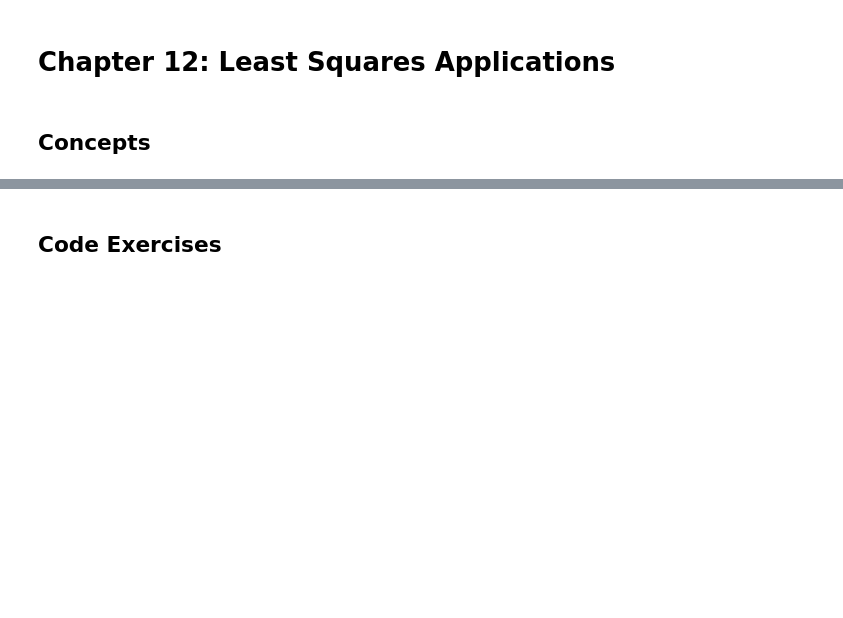
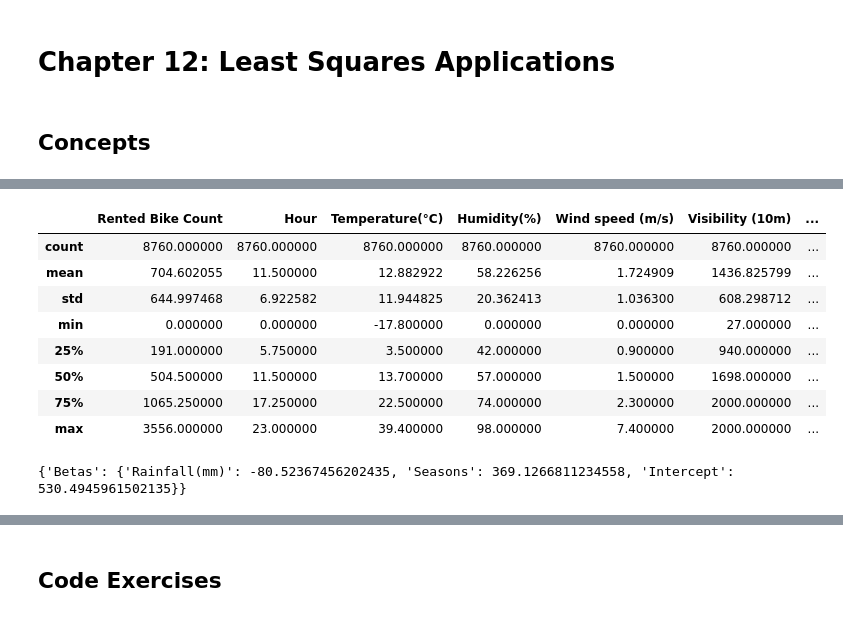
Before and after one commit to MiesnerJacob/practical-linear-algebra-for-data-science, a Jupyter notebook: 12-least-squares-applications.ipynb, the cells around one changed output, grey strips where cells are left out. Saved outputs shown, nothing was run; the diff lists cells and outputs as text; code cells hidden in the pictures; blank space fills up the shorter version.

Commit message:
finished concepts for chapter 12, least squares applications;

```diff
--- a/12-least-squares-applications.ipynb
+++ b/12-least-squares-applications.ipynb
@@ -10,0 +10,10 @@ import numpy as np
+# %%
+# Gather Bike Rental Data
+
+url = "https://archive.ics.uci.edu/ml/machine-learning-databases/00560/SeoulBikeData.csv"
+data = pd.read_csv(url,sep=',',encoding='unicode_escape')
+# %%
+# Converting string columns to numbers
+data["Seasons"].replace(["Spring", "Summer", "Autumn", "Winter"],[1,1,0,0], inplace=True)
+data["Holiday"].replace(["Holiday", "No Holiday"],[1,0], inplace=True)
+data["Functioning Day"].replace(["Yes", "No"],[1,0], inplace=True)
@@ -11,2 +30,42 @@ import numpy as np
+# %%
+# EDA
+data.describe()
+# %% [output]
+|  | Rented Bike Count | Hour | Temperature(°C) | Humidity(%) | Wind speed (m/s) | Visibility (10m) | ... |
+| count | 8760.000000 | 8760.000000 | 8760.000000 | 8760.000000 | 8760.000000 | 8760.000000 | ... |
+| mean | 704.602055 | 11.500000 | 12.882922 | 58.226256 | 1.724909 | 1436.825799 | ... |
+| std | 644.997468 | 6.922582 | 11.944825 | 20.362413 | 1.036300 | 608.298712 | ... |
+| min | 0.000000 | 0.000000 | -17.800000 | 0.000000 | 0.000000 | 27.000000 | ... |
+| 25% | 191.000000 | 5.750000 | 3.500000 | 42.000000 | 0.900000 | 940.000000 | ... |
+| 50% | 504.500000 | 11.500000 | 13.700000 | 57.000000 | 1.500000 | 1698.000000 | ... |
+| 75% | 1065.250000 | 17.250000 | 22.500000 | 74.000000 | 2.300000 | 2000.000000 | ... |
+| max | 3556.000000 | 23.000000 | 39.400000 | 98.000000 | 7.400000 | 2000.000000 | ... |
+# %%
+# Fit Bike Rental Data to Linear Regression model using Least Squares in numpy
+
+# Extract features from dataset
+features = data[["Rainfall(mm)",  "Seasons"]].to_numpy()
+
+# Add new feature for intercept to create design matrix
+design_matrix = np.append(features, np.ones(shape=(features.shape[0],1)), axis=1)
+
+# Get Target variable
+target_variable = data[["Rented Bike Count"]].to_numpy()
+
+# Fit Least Squares using Numpy
+results = np.linalg.lstsq(design_matrix, target_variable, rcond=None)
+
+betas = results[0]
+print(
+    {
+        "Betas": {
+            "Rainfall(mm)":  betas[0][0],
+            "Seasons":  betas[1][0],
+            "Intercept":  betas[2][0]
+        }
+    }
+)
+# %% [output]
+{'Betas': {'Rainfall(mm)': -80.52367456202435, 'Seasons': 369.1266811234558, 'Intercept': 530.4945961502135}}
 # %%
 # Fit Bike Rental Data to Linear Regression model using Least Squares in statsmodels
```
Also changed, not shown: parts of 8 cells of this notebook.
